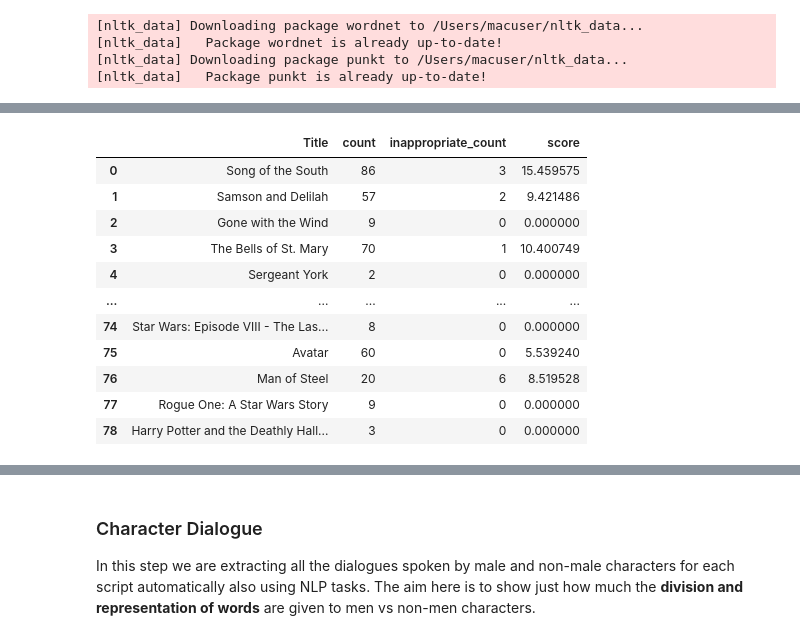
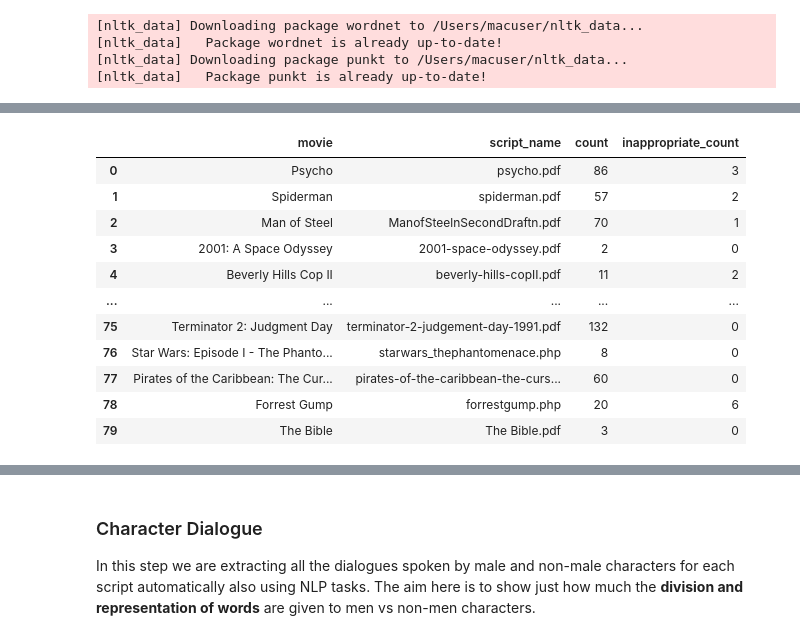
Before and after one commit to ahsanv101/ProjectGaze, a Jupyter notebook: documentation/DATA.ipynb, the cells around one changed output, grey strips where cells are left out. Drawn from its saved outputs; the diff is of its cells as text; code cells hidden in the pictures.

Commit message:
docu update and scripts edit

```diff
--- a/documentation/DATA.ipynb
+++ b/documentation/DATA.ipynb
@@ -355,7 +355,6 @@ from nltk.tokenize import word_tokenize
 [nltk_data] Downloading package punkt to /Users/macuser/nltk_data...
 [nltk_data]   Package punkt is already up-to-date!
 # %%
-
 lemmatizer = WordNetLemmatizer()
 
 part = wn.synsets('body_part')[0]
@@ -380,16 +379,15 @@ path ="/".join(list(cwd.split('/')[0:-1]))
 directory = path+'/Data/scripts'
 
 # iterate over script files
+ignore='.DS_Store'
 files = []
 for filename in os.scandir(directory):
-    if filename.is_file():
+
+     if filename.is_file() and ignore not in str(filename):
         files.append(filename.path)
 
 def get_title(file_name): #get/clean script titles
     title = file_name.split("/")[-1]
-
-    title = title.replace(".pdf","")
-    title = title.replace(".php","")
 
     return title
 
@@ -409,9 +407,9 @@ movies_dict={}
 movies_dict_1={}
 
 
+
 for f in files:
     movie_title = get_title(f)
-
     reader = PdfReader(f)
     lst=[]
     for i in range(0,len(reader.pages)):
@@ -473,5 +471,3 @@ for f in files:
     #assign findings to the general dictionary for each key that is our movie
     movies_dict[movie_title] = word_counts
     movies_dict_1[movie_title] = word_counts_1
-
-print('descriptions:',movies_dict, 'problematic descriptions:',movies_dict_1)
@@ -480,78 +493,45 @@ descriptions: {'psycho': {'face': 17, 'leg': 1, 'foot': 1, 'arm': 5, 'temple': 1
 # %%
-
 #get total amount for each movie
 movie_stats = {movie: sum(words.values()) for movie, words in movies_dict.items()}
 movie_stats_inapp = {movie: sum(words.values()) for movie, words in movies_dict_1.items()}
 
 movie_descriptions = DataFrame.from_dict(movie_stats, orient='index', columns=['count'])
 movie_descriptions_inapp= DataFrame.from_dict(movie_stats_inapp, orient='index', columns=['inappropriate_count'])
 
 movie_descriptions.reset_index(inplace=True)
 movie_descriptions_inapp.reset_index(inplace=True)
 
 movie_descriptions = movie_descriptions.rename(columns={'index':'script_name'})
 movie_descriptions_inapp = movie_descriptions_inapp.rename(columns={'index':'script_name'})
 
 movie_desc_graph= merge(movie_descriptions,movie_descriptions_inapp, left_on='script_name', right_on='script_name')
 
 
-# Here we are using a library difflib which will allow us to get the actual names of the movies from the dataset already prepared
+# difflib  will allow us to match our script names to the appropriate movie titles
 
 import difflib
-df_all_movies = read_csv(path+'/Data/webscrape/finalmovies.csv')
-
+df_all_movies = read_csv(path+'/Data/Dialogue/dialogue_bechdel.csv')
+import difflib
 titles = df_all_movies['Title'].to_list()
 titles_to_check= movie_desc_graph['script_name'].to_list()
-
 titles_match=[]
 for i in titles_to_check:
     titles_match.append(difflib.get_close_matches(i, titles, len(titles), 0)[0])
 
-fem_desc_graph = DataFrame(list(zip(titles,titles_to_check)),
-               columns =['Title', 'script_name'])
-fem_desc_graph = fem_desc_graph.merge(movie_desc_graph, left_on="script_name", right_on= "script_name")
-
-
-import numpy as np
-
-vals = fem_desc_graph['count'].to_list()
-inapp_vals = fem_desc_graph['inappropriate_count'].to_list()
-
-# calculate the mean value of the sum of the values
-mean_val =  sum(vals)/len(vals) #average amount of body descriptions
-
-# calculate the percentile for the maximum value
-max_val = max(vals)
-max_percentile = 35
-
-# create a dictionary mapping each value to its percentile
-score = []
-
-for i, val in enumerate(vals):
-    if val < mean_val:
-        film_score = 0
-    else:
-        film_score = ((val-mean_val)/(max_val-mean_val))*30 + 1
-    if inapp_vals[i] > 0:
-        sigmoid_val = 1 / (1 + np.exp(-(inapp_vals[i] - 2.5) / 2))  # adjust the 2.5 parameter to adjust the sensitivity
-        inapp_score = sigmoid_val * 10
-        film_score += inapp_score
-    score.append(min(film_score, max_percentile))
-
-fem_desc_graph['score'] = score
-
-fem_desc_graph.drop(columns=['script_name'], inplace=True)
+fem_desc_graph = DataFrame(list(zip(titles_match,titles_to_check)),
+               columns =['movie', 'script_name'])
+fem_desc_graph  = fem_desc_graph.merge(movie_desc_graph, left_on="script_name", right_on= "script_name")
 fem_desc_graph
 # %% [output]
-|  | Title | count | inappropriate_count | score |
-| 0 | Song of the South | 86 | 3 | 15.459575 |
-| 1 | Samson and Delilah | 57 | 2 | 9.421486 |
-| 2 | Gone with the Wind | 9 | 0 | 0.000000 |
-| 3 | The Bells of St. Mary | 70 | 1 | 10.400749 |
-| 4 | Sergeant York | 2 | 0 | 0.000000 |
+|  | movie | script_name | count | inappropriate_count |
+| 0 | Psycho | psycho.pdf | 86 | 3 |
+| 1 | Spiderman | spiderman.pdf | 57 | 2 |
+| 2 | Man of Steel | ManofSteelnSecondDraftn.pdf | 70 | 1 |
+| 3 | 2001: A Space Odyssey | 2001-space-odyssey.pdf | 2 | 0 |
+| 4 | Beverly Hills Cop II | beverly-hills-copII.pdf | 11 | 2 |
 | ... | ... | ... | ... | ... |
-| 74 | Star Wars: Episode VIII - The Las... | 8 | 0 | 0.000000 |
-| 75 | Avatar | 60 | 0 | 5.539240 |
-| 76 | Man of Steel | 20 | 6 | 8.519528 |
-| 77 | Rogue One: A Star Wars Story | 9 | 0 | 0.000000 |
-| 78 | Harry Potter and the Deathly Hall... | 3 | 0 | 0.000000 |
+| 75 | Terminator 2: Judgment Day | terminator-2-judgement-day-1991.pdf | 132 | 0 |
+| 76 | Star Wars: Episode I - The Phanto... | starwars_thephantomenace.php | 8 | 0 |
+| 77 | Pirates of the Caribbean: The Cur... | pirates-of-the-caribbean-the-curs... | 60 | 0 |
+| 78 | Forrest Gump | forrestgump.php | 20 | 6 |
+| 79 | The Bible | The Bible.pdf | 3 | 0 |
```
Also changed, not shown: parts of 10 cells of this notebook, 8 other files.
